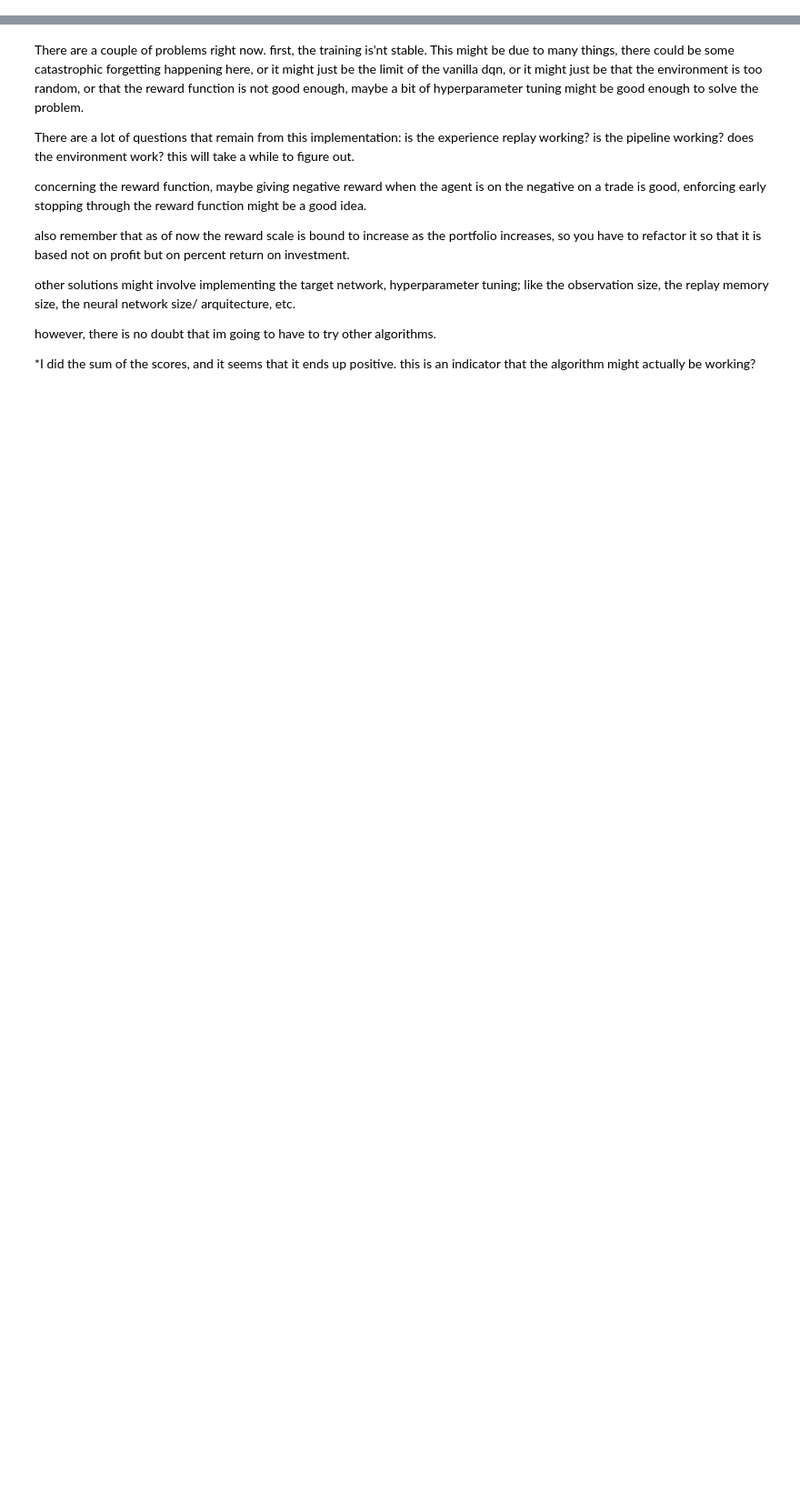
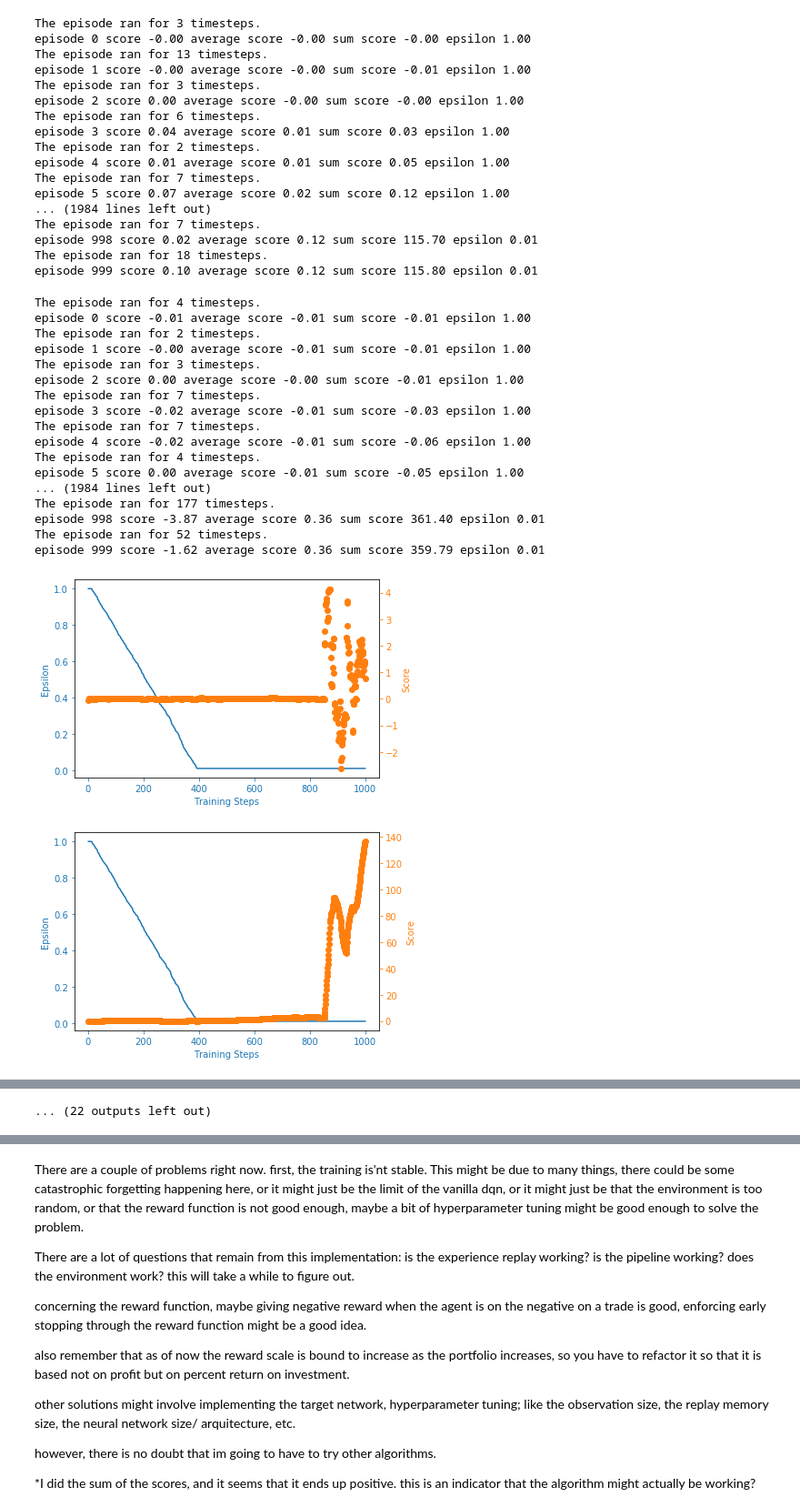
Before and after one commit to ratatosck/Thesis, a Jupyter notebook: DQN/DQN-v1.ipynb, the cells around one changed output, grey strips where cells are left out. Shown at 91% size. Saved outputs shown, nothing was run; the diff lists cells and outputs as text; code cells hidden in the pictures; blank space fills up the shorter version.

```diff
--- a/DQN/DQN-v1.ipynb
+++ b/DQN/DQN-v1.ipynb
@@ -173,10 +173,10 @@ historical_data_np = historical_data.to_numpy(dtype = 'float32')
 ### hyperparameters
 observation_size = 30
 
-env = environment(historical_data_np, observation_size)
+# env = environment(historical_data_np, observation_size)
 
-agent = Agent(gamma = 0.99, epsilon = 1.0, batch_size=64, n_actions = 3,
-             eps_end = 0.01, input_dims1 = [observation_size, 5], input_dims2 = [2], lr=0.001)
+# agent = Agent(gamma = 0.99, epsilon = 1.0, batch_size=64, n_actions = 3,
+#              eps_end = 0.01, input_dims1 = [observation_size, 5], input_dims2 = [2], lr=0.001)
 
 ###
 scores, eps_history, all_scores_sum, all_scores_average = [], [], [], []
@@ -186,12 +186,19 @@ n_run = 10
 
 # the nn is not reseting on new run, youll have to decide if this is a good or bad thing.
 
-# also changing the graph to use the sum of scores (overall profit) after each game, instead of individual scores for each game
-# might be more clear as a metric for performance.
+# also changing the graph to use the sum of scores (overall profit) after each episode, instead of individual scores for
+# each episode might be more clear as a metric for performance.
 
 for j in range(n_run):
     scores = []
+    sum_scores = []
+    avg_scores = []
     eps_history = []
+
+    env = environment(historical_data_np, observation_size)
+    agent = Agent(gamma = 0.99, epsilon = 1.0, batch_size=64, n_actions = 3,
+             eps_end = 0.01, input_dims1 = [observation_size, 5], input_dims2 = [2], lr=0.001)
+
     for i in range (n_games):
         score = 0
         done = False
@@ -209,6 +216,8 @@ for j in range(n_run):
 #         avg_score = np.mean(scores[-100:])
         avg_score = np.mean(scores)
         sum_score = np.sum(scores)
+        avg_scores.append(avg_score)
+        sum_scores.append(sum_score)
 
         print('episode', i, 'score %.2f' % score,
                  'average score %.2f' % avg_score,
@@ -220,7 +229,13 @@ for j in range(n_run):
 
     x = [i+1 for i in range(n_games)]
     # filename = 'results-v2'
-    filename = 'test'
-    plot_learning_curve(x, scores, eps_history, filename)
+
+
+    filename1 = 'plots/score-graph-' + str(j+1)
+    filename2 = 'plots/sum-graph-' + str(j+1)
+    filename3 = 'plots/average-graph-' + str(j+1)
+    plot_learning_curve(x, scores, eps_history, filename1)
+    plot_learning_curve(x, sum_scores, eps_history, filename2)
+    plot_learning_curve(x, avg_scores, eps_history, filename3)
 # %% [output]
 The episode ran for 4 timesteps.
@@ -243,0 +275,36 @@ KeyboardInterrupt:
+The episode ran for 3 timesteps.
+episode 0 score -0.00 average score -0.00 sum score -0.00 epsilon 1.00
+The episode ran for 13 timesteps.
+episode 1 score -0.00 average score -0.00 sum score -0.01 epsilon 1.00
+The episode ran for 3 timesteps.
+episode 2 score 0.00 average score -0.00 sum score -0.00 epsilon 1.00
+The episode ran for 6 timesteps.
+episode 3 score 0.04 average score 0.01 sum score 0.03 epsilon 1.00
+The episode ran for 2 timesteps.
+episode 4 score 0.01 average score 0.01 sum score 0.05 epsilon 1.00
+The episode ran for 7 timesteps.
+episode 5 score 0.07 average score 0.02 sum score 0.12 epsilon 1.00
+... (1984 lines left out)
+The episode ran for 7 timesteps.
+episode 998 score 0.02 average score 0.12 sum score 115.70 epsilon 0.01
+The episode ran for 18 timesteps.
+episode 999 score 0.10 average score 0.12 sum score 115.80 epsilon 0.01
+The episode ran for 4 timesteps.
+episode 0 score -0.01 average score -0.01 sum score -0.01 epsilon 1.00
+The episode ran for 2 timesteps.
+episode 1 score -0.00 average score -0.01 sum score -0.01 epsilon 1.00
+The episode ran for 3 timesteps.
+episode 2 score 0.00 average score -0.00 sum score -0.01 epsilon 1.00
+The episode ran for 7 timesteps.
+episode 3 score -0.02 average score -0.01 sum score -0.03 epsilon 1.00
+The episode ran for 7 timesteps.
+episode 4 score -0.02 average score -0.01 sum score -0.06 epsilon 1.00
+The episode ran for 4 timesteps.
+episode 5 score 0.00 average score -0.01 sum score -0.05 epsilon 1.00
+... (1984 lines left out)
+The episode ran for 177 timesteps.
+episode 998 score -3.87 average score 0.36 sum score 361.40 epsilon 0.01
+The episode ran for 52 timesteps.
+episode 999 score -1.62 average score 0.36 sum score 359.79 epsilon 0.01
+[figure, added]
+[figure, added]
@@ -244,3 +317,4 @@ KeyboardInterrupt:
+... (22 outputs left out)
 # %%
 print("all_scores_sum")
 print(all_scores_sum)
```
Also changed, not shown: parts of 2 cells of this notebook, 32 other files.
